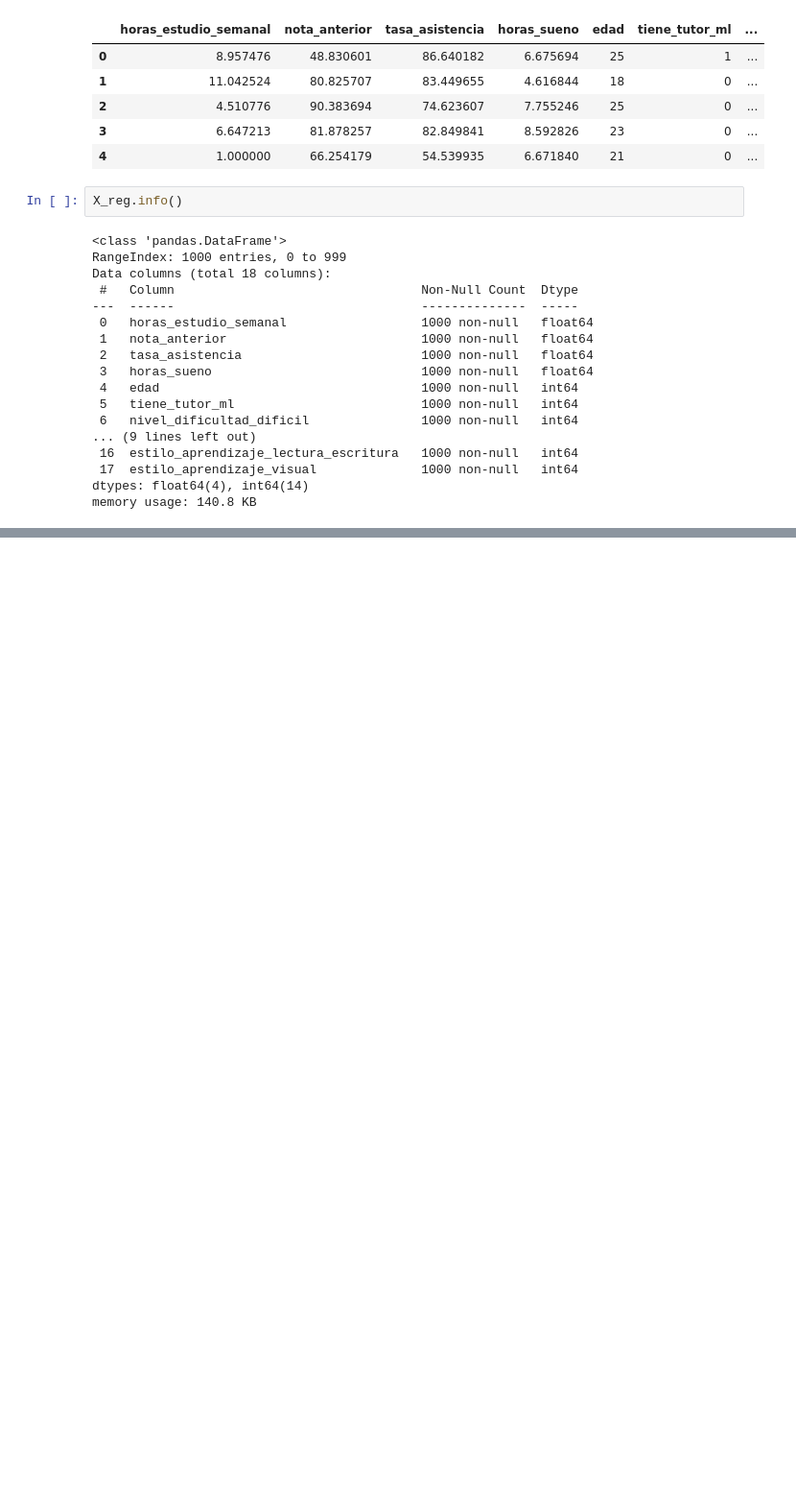
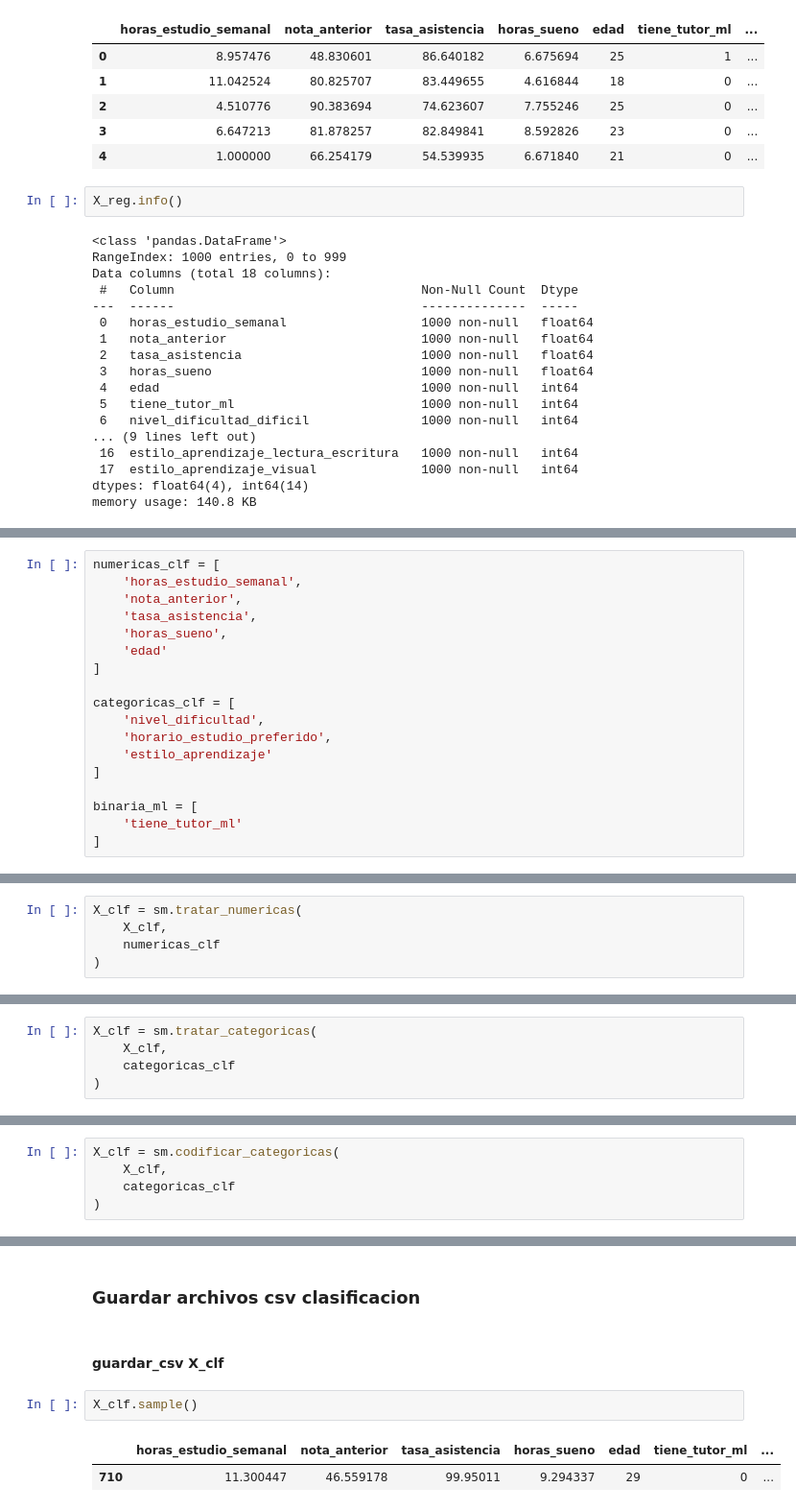
Before and after one commit to FM-Luque/5.DataProyect_Machine_Learning, a Jupyter notebook: notebooks/05_preprocesamiento.ipynb, the cells around one changed output, grey strips where cells are left out. Shown at 96% size. Saved outputs shown, nothing was run; the diff lists cells and outputs as text; blank space fills up the shorter version.

```diff
--- a/notebooks/05_preprocesamiento.ipynb
+++ b/notebooks/05_preprocesamiento.ipynb
@@ -376,0 +544,18 @@ memory usage: 140.8 KB
+# %%
+numericas_clf = [
+    'horas_estudio_semanal',
+    'nota_anterior',
+    'tasa_asistencia',
+    'horas_sueno',
+    'edad'
+]
+
+categoricas_clf = [
+    'nivel_dificultad',
+    'horario_estudio_preferido',
+    'estilo_aprendizaje'
+]
+
+binaria_ml = [
+    'tiene_tutor_ml'
+]
@@ -376,0 +564,5 @@ memory usage: 140.8 KB
+# %%
+X_clf = sm.tratar_numericas(
+    X_clf,
+    numericas_clf
+)
@@ -376,0 +571,5 @@ memory usage: 140.8 KB
+# %%
+X_clf = sm.tratar_categoricas(
+    X_clf,
+    categoricas_clf
+)
@@ -376,0 +578,5 @@ memory usage: 140.8 KB
+# %%
+X_clf = sm.codificar_categoricas(
+    X_clf,
+    categoricas_clf
+)
@@ -376,0 +617,9 @@ memory usage: 140.8 KB
+# %% [markdown]
+### Guardar archivos csv clasificacion
+# %% [markdown]
+#### guardar_csv X_clf
+# %%
+X_clf.sample()
+# %% [output]
+|  | horas_estudio_semanal | nota_anterior | tasa_asistencia | horas_sueno | edad | tiene_tutor_ml | ... |
+| 710 | 11.300447 | 46.559178 | 99.95011 | 9.294337 | 29 | 0 | ... |
```
Also changed, not shown: parts of 40 cells of this notebook, 11 other files.
